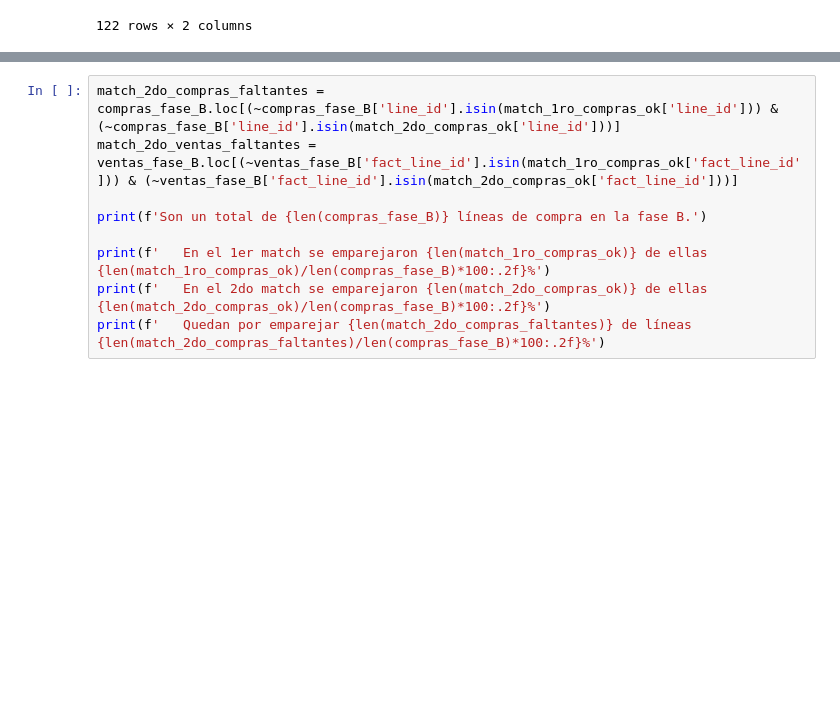
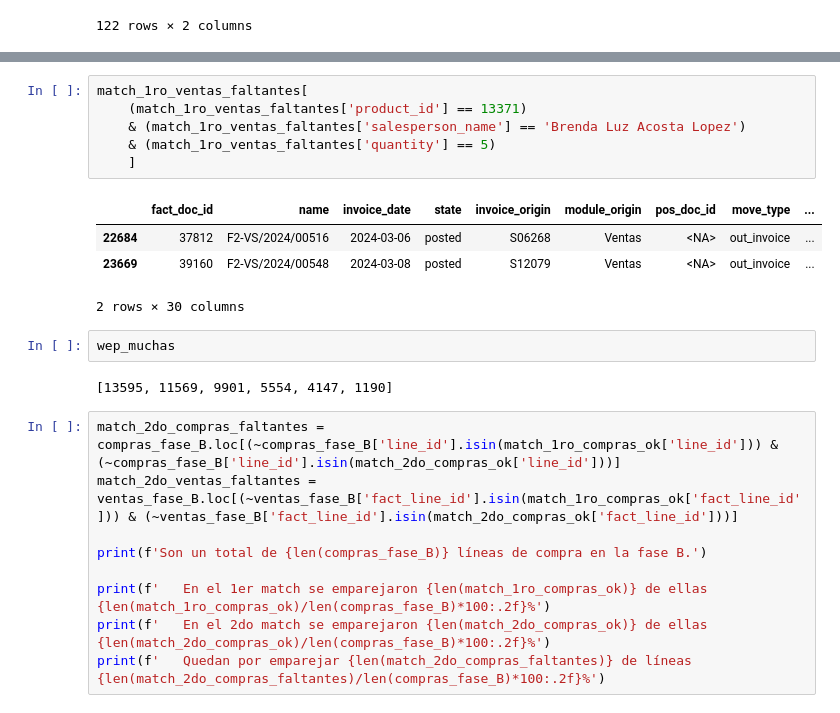
Before and after one commit to ecostichp/odoo_comisiones, a Jupyter notebook: comisiones/algoritmos/algoritmo_costo_de_venta_func.ipynb, the cells around one changed output, grey strips where cells are left out. Drawn from its saved outputs; the diff is of its cells as text; blank space fills up the shorter version.

```diff
--- a/comisiones/algoritmos/algoritmo_costo_de_venta_func.ipynb
+++ b/comisiones/algoritmos/algoritmo_costo_de_venta_func.ipynb
@@ -380,3 +385,18 @@ match_2do_compras_ok
+# %%
+match_1ro_ventas_faltantes[
+    (match_1ro_ventas_faltantes['product_id'] == 13371)
+    & (match_1ro_ventas_faltantes['salesperson_name'] == 'Brenda Luz Acosta Lopez')
+    & (match_1ro_ventas_faltantes['quantity'] == 5)
+    ]
+# %% [output]
+|  | fact_doc_id | name | invoice_date | state | invoice_origin | module_origin | pos_doc_id | move_type | ... |
+| 22684 | 37812 | F2-VS/2024/00516 | 2024-03-06 | posted | S06268 | Ventas | <NA> | out_invoice | ... |
+| 23669 | 39160 | F2-VS/2024/00548 | 2024-03-08 | posted | S12079 | Ventas | <NA> | out_invoice | ... |
+2 rows × 30 columns
+# %%
+wep_muchas
+# %% [output]
+[13595, 11569, 9901, 5554, 4147, 1190]
 # %%
 match_2do_compras_faltantes = compras_fase_B.loc[(~compras_fase_B['line_id'].isin(match_1ro_compras_ok['line_id'])) & (~compras_fase_B['line_id'].isin(match_2do_compras_ok['line_id']))]
 match_2do_ventas_faltantes = ventas_fase_B.loc[(~ventas_fase_B['fact_line_id'].isin(match_1ro_compras_ok['fact_line_id'])) & (~ventas_fase_B['fact_line_id'].isin(match_2do_compras_ok['fact_line_id']))]
```
Also changed, not shown: parts of 2 cells of this notebook.
